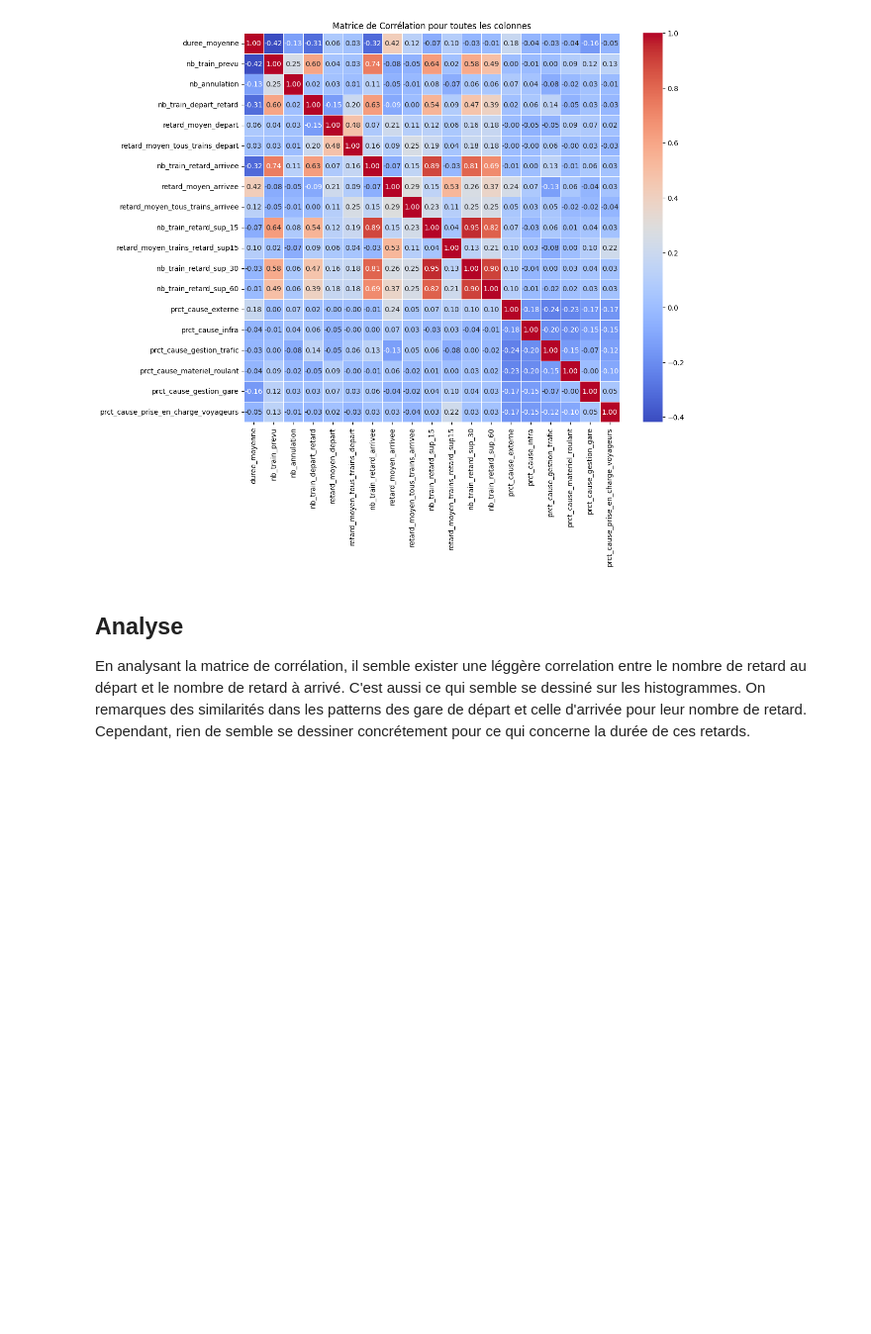
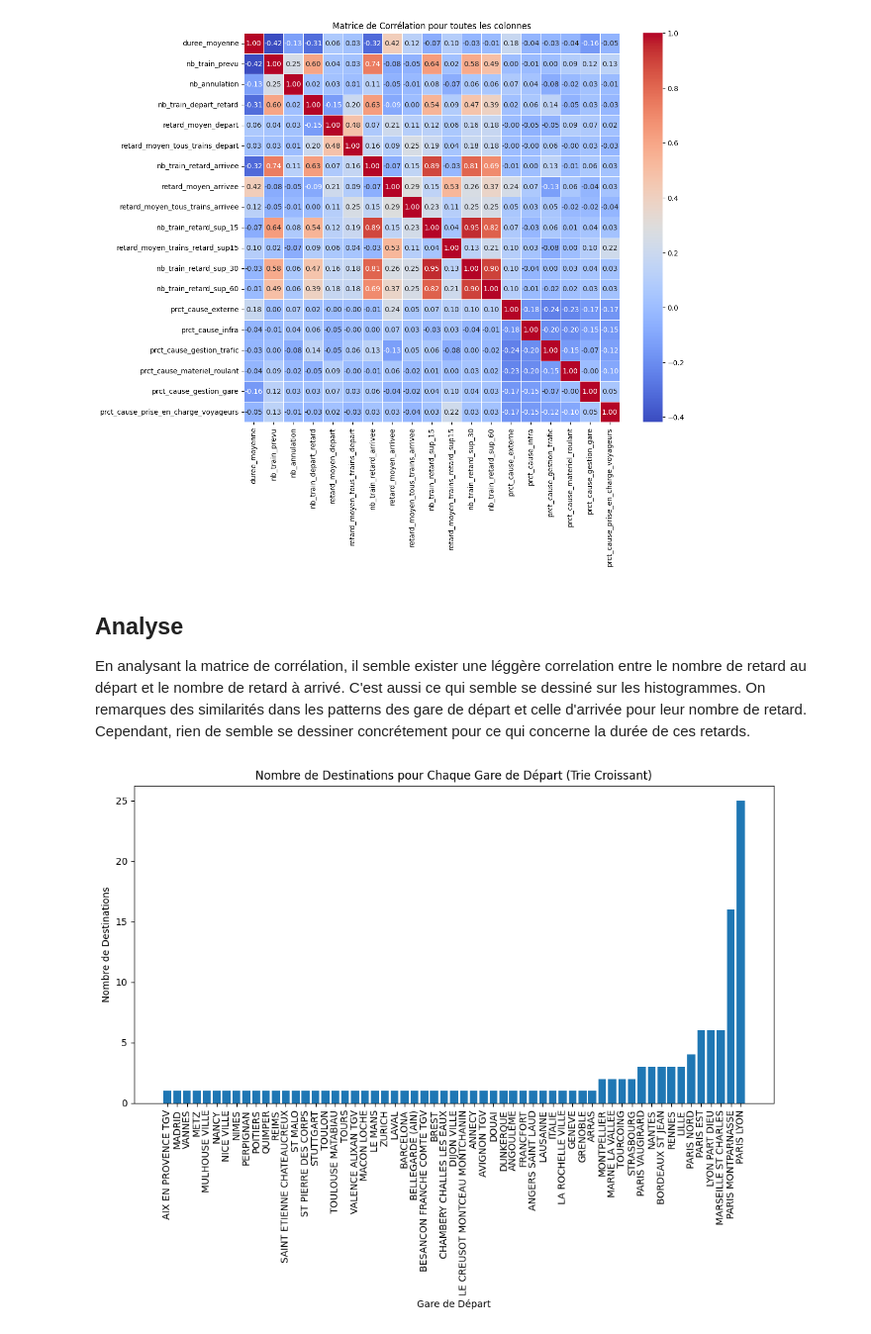
Before and after one commit to Enaouram/prediction-of-TGV-delays, a Jupyter notebook: data-analysis/descriptive_stats.ipynb, the cells around one changed output. Shown at 99% size. Cells and saved outputs as stored; diff of their text form; code cells hidden in the pictures; blank space fills up the shorter version.

```diff
--- a/data-analysis/descriptive_stats.ipynb
+++ b/data-analysis/descriptive_stats.ipynb
@@ -113,3 +113,19 @@ plt.show()
 ## Analyse
 
 En analysant la matrice de corrélation, il semble exister une léggère correlation entre le nombre de retard au départ et le nombre de retard à arrivé. C'est aussi ce qui semble se dessiné sur les histogrammes. On remarques des similarités dans les patterns des gare de départ et celle d'arrivée pour leur nombre de retard. Cependant, rien de semble se dessiner concrétement pour ce qui concerne la durée de ces retards.
+# %%
+destination_count = df.groupby('gare_depart')['gare_arrivee'].nunique().reset_index()
+
+# Sort the DataFrame by the number of destinations in ascending order
+destination_count = destination_count.sort_values(by='gare_arrivee', ascending=True)
+
+# Create a bar plot to display the number of destinations for each 'gare_depart'
+plt.figure(figsize=(12, 6))
+plt.bar(destination_count['gare_depart'], destination_count['gare_arrivee'])
+plt.xlabel('Gare de Départ')
+plt.ylabel('Nombre de Destinations')
+plt.title('Nombre de Destinations pour Chaque Gare de Départ (Trie Croissant)')
+plt.xticks(rotation=90)  # Rotate x-axis labels for better readability
+plt.show()
+# %% [output]
+[figure, added]
```
Also changed, not shown: parts of 1 cell of this notebook, 1 other file.
